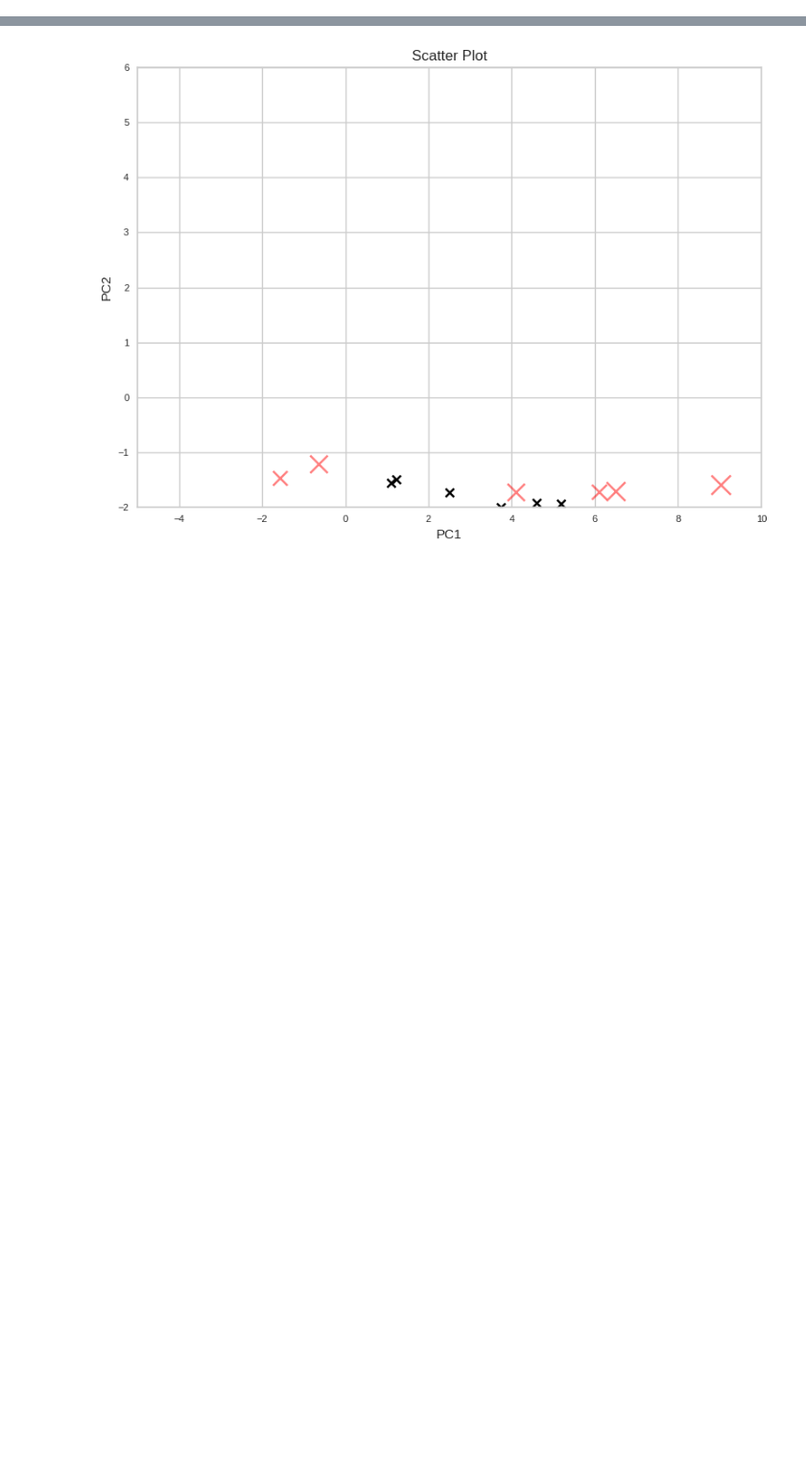
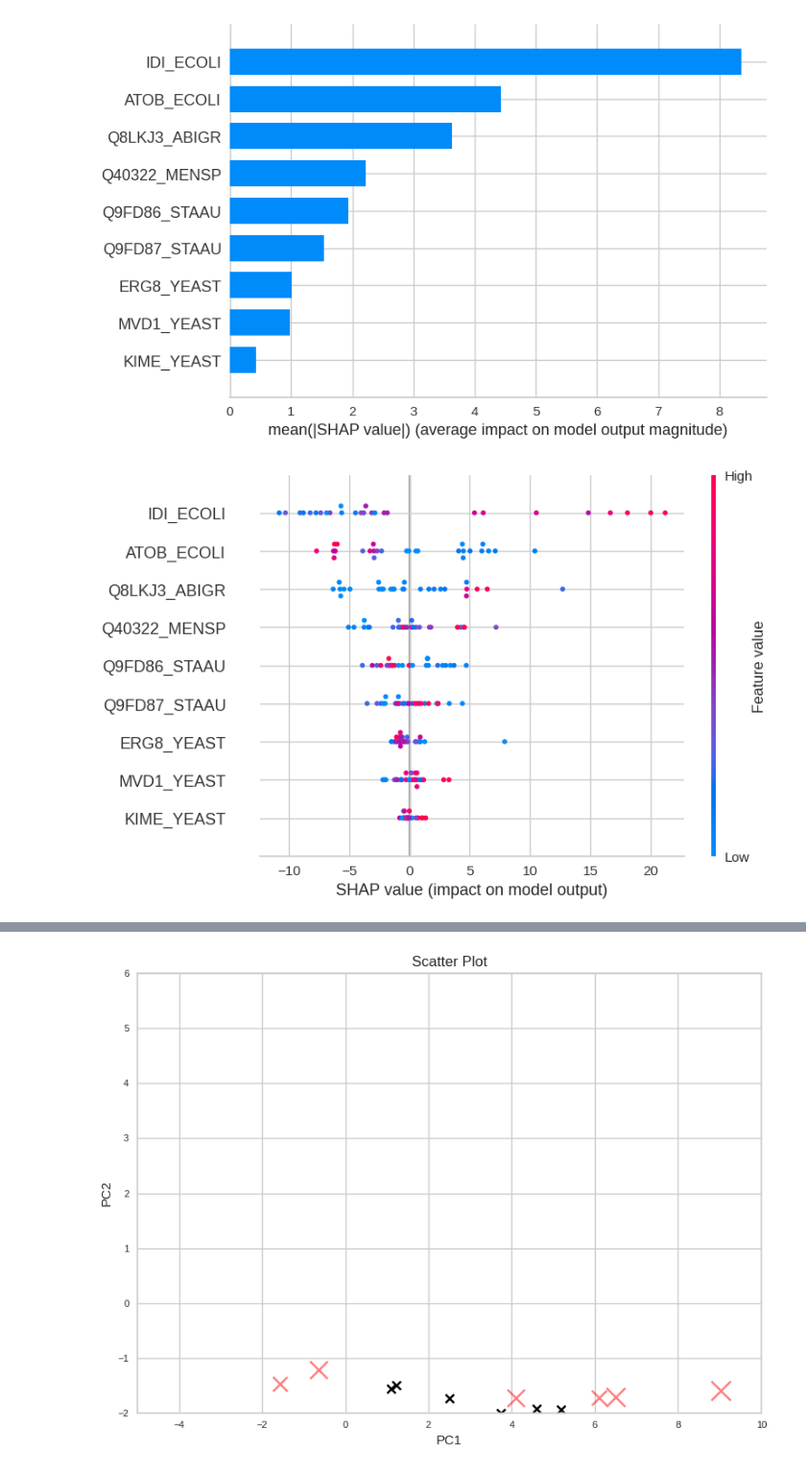
Before and after one commit to costasmexis/straindesign, a Jupyter notebook: src/limonene.ipynb, the cells around one changed output, grey strips where cells are left out. Shown at 96% size. Saved outputs shown, nothing was run; the diff lists cells and outputs as text; code cells hidden in the pictures; blank space fills up the shorter version.

```diff
--- a/src/limonene.ipynb
+++ b/src/limonene.ipynb
@@ -122,3 +155,12 @@ Name: clusters, dtype: int64
+# %%
+# Calculate SHAP values
+explainer = shap.explainers.ExactExplainer(reg.predict, X_train)
+shap_values = explainer(X_train)
+shap.summary_plot(shap_values, X_train, plot_type='bar')
+shap.summary_plot(shap_values, X_train, plot_type='dot')
+# %% [output]
+[figure, added]
+[figure, added]
 # %%
 # SVR model
 def objective(trial):
```
Also changed, not shown: parts of 5 cells of this notebook.
